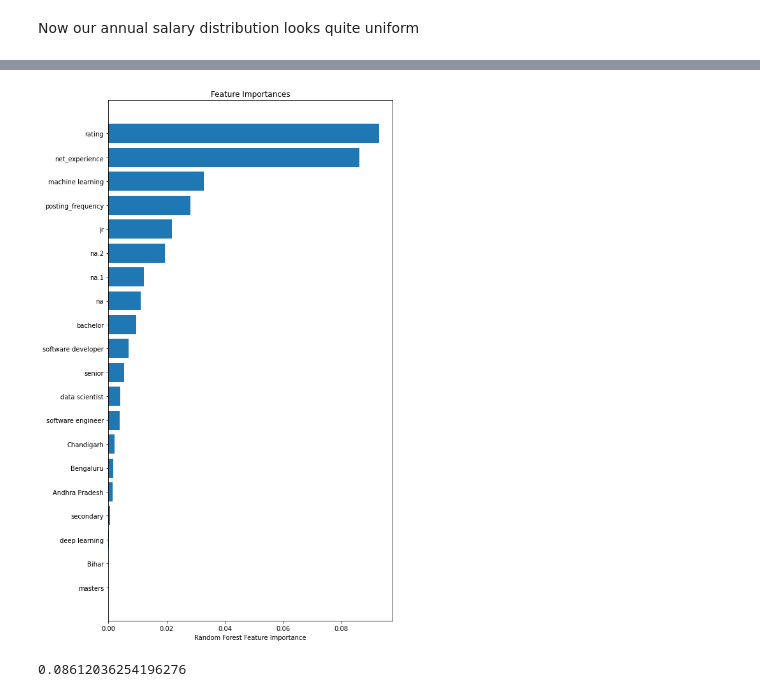
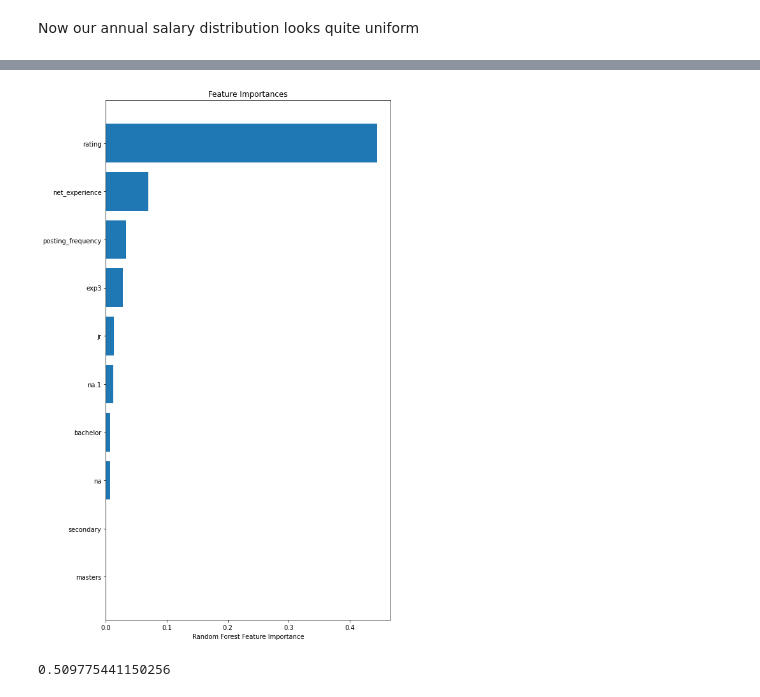
Before and after one commit to blaze-fire/Salary-Predictor, a Jupyter notebook: model.ipynb, the cells around one changed output, grey strips where cells are left out. Cells and saved outputs as stored; diff of their text form; code cells hidden in the pictures.

```diff
--- a/model.ipynb
+++ b/model.ipynb
@@ -6,7 +7,5 @@ import matplotlib.pyplot as plt
 # %%
 df = pd.read_csv('./data_for_modelling.csv')
-# %%
-df.drop('income_cat', axis=1, inplace=True)
 # %%
 num_df = df.select_dtypes(exclude = 'object')
 cat_df = df.select_dtypes(include = 'object')
@@ -32,4 +33,9 @@ Lets do the train test split
 # %%
 from sklearn.model_selection import train_test_split
-X_train, X_test, y_train, y_test = train_test_split(num_df.drop('avg_yearly_sal', axis=1), num_df['avg_yearly_sal'], test_size=0.2, random_state=42)
+X_train, X_test, y_train, y_test = train_test_split(num_df.drop('avg_yearly_sal', axis=1), num_df['avg_yearly_sal'], test_size=100, random_state=42)
+# %%
+from sklearn.preprocessing import StandardScaler
+std_scaler = StandardScaler()
+X_train = std_scaler.fit_transform(X_train)
+X_test = std_scaler.transform(X_test)
 # %%
@@ -43,17 +48,18 @@ RandomForestRegressor(oob_score=True)
 # %%
 col_names = num_df.drop('avg_yearly_sal', axis=1).columns
 # %%
+# plot to see top 10 important features by random forest
 plt.figure(figsize=(8,15))
-importances = rnd_reg.feature_importances_ [:20]
+importances = rnd_reg.feature_importances_ [:10]
 idxs = np.argsort(importances)
 plt.title('Feature Importances')
 plt.barh(range(len(idxs)), importances[idxs], align='center')
 plt.yticks(range(len(idxs)), [col_names[i] for i in idxs])
 plt.xlabel('Random Forest Feature Importance')
 plt.show()
 # %% [output]
-[figure, old version]
+[figure, new version]
 # %%
 rnd_reg.oob_score_
 # %% [output]
-0.08612036254196276
+0.509775441150256
```
Also changed, not shown: parts of 60 cells of this notebook, 8 other files.
